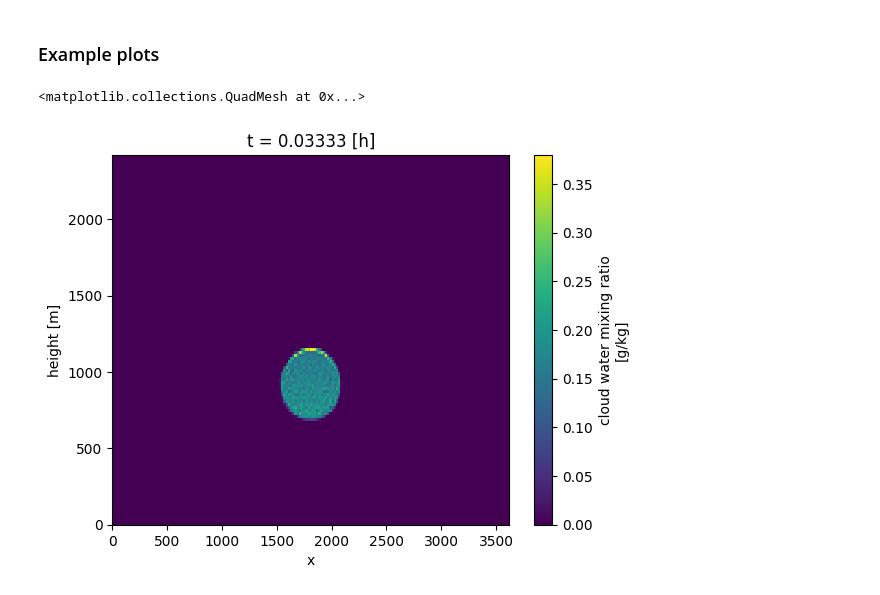
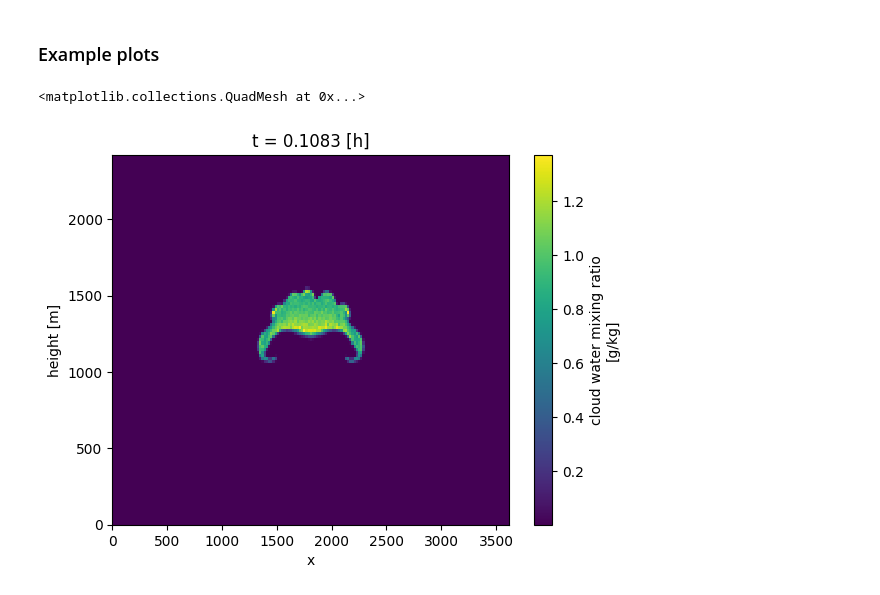
Before and after one commit to igfuw/xrUWLCM, a Jupyter notebook: examples/UWLCM_geolab.ipynb, the cells around one changed output. Drawn from its saved outputs; the diff is of its cells as text; code cells hidden in the pictures.

```diff
--- a/examples/UWLCM_geolab.ipynb
+++ b/examples/UWLCM_geolab.ipynb
@@ -121,9 +103,10 @@ Data variables: (12/68)
 # %% [markdown]
 ### Example plots
 # %%
-# slice through domain center (at y=1800 m) showing cloud water content at 600s
-#data.rc.sel(t=360./3600, method='nearest').sel(y=3.6e3/2., method='nearest').plot(x='x')
-data.rc.sel(t=120./3600, method='nearest').plot(x='x')
+# showing cloud water content
+time = 400. # [s]
+#data.rain_r_mean.sel(t=time/3600, method='nearest').plot(x='x')
+data.rc.sel(t=time/3600, method='nearest').plot(x='x')
 # %% [output]
 <matplotlib.collections.QuadMesh at 0x...>
-[figure, old version]
+[figure, new version]
```
Also changed, not shown: parts of 3 cells of this notebook.
